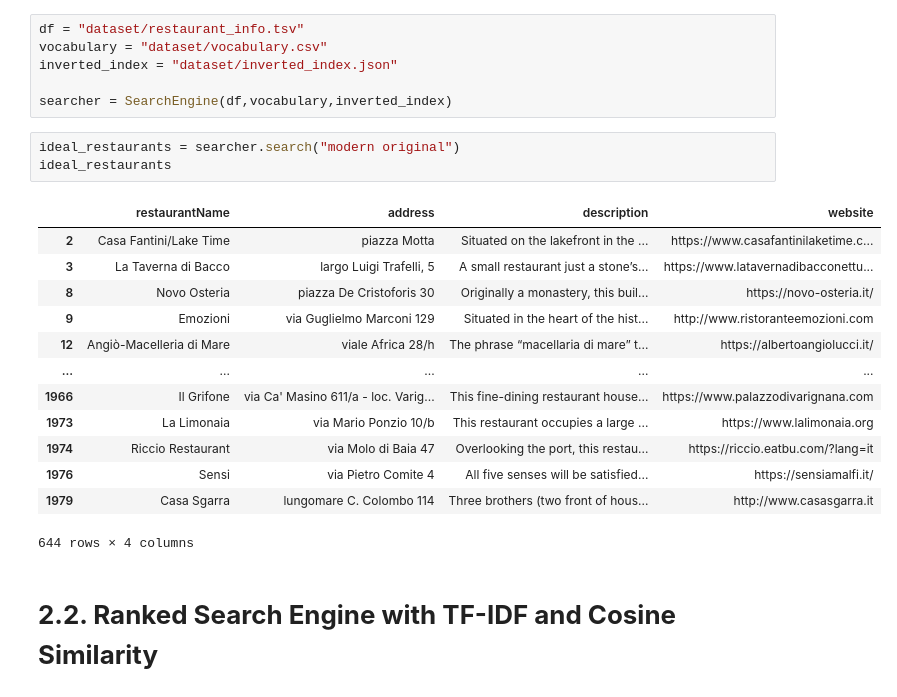
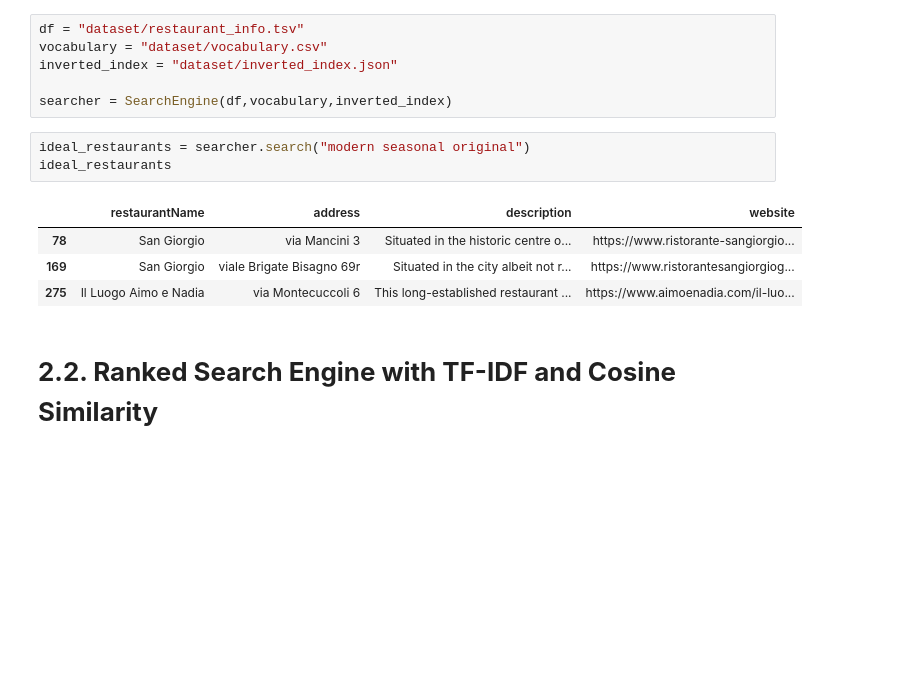
Before and after one commit to LinCannn/ADM-HW3, a Jupyter notebook: main.ipynb, the cells around one changed output. Drawn from its saved outputs; the diff is of its cells as text; blank space fills up the shorter version.

Commit message:
small changes to search

```diff
--- a/main.ipynb
+++ b/main.ipynb
@@ -233,22 +234,13 @@ inverted_index = "dataset/inverted_index.json"
 
 searcher = SearchEngine(df,vocabulary,inverted_index)
 # %%
-ideal_restaurants = searcher.search("modern original")
+ideal_restaurants = searcher.search("modern seasonal original")
 ideal_restaurants
 # %% [output]
 |  | restaurantName | address | description | website |
-| 2 | Casa Fantini/Lake Time | piazza Motta | Situated on the lakefront in the ... | https://www.casafantinilaketime.c... |
-| 3 | La Taverna di Bacco | largo Luigi Trafelli, 5 | A small restaurant just a stone’s... | https://www.latavernadibacconettu... |
-| 8 | Novo Osteria | piazza De Cristoforis 30 | Originally a monastery, this buil... | https://novo-osteria.it/ |
-| 9 | Emozioni | via Guglielmo Marconi 129 | Situated in the heart of the hist... | http://www.ristoranteemozioni.com |
-| 12 | Angiò-Macelleria di Mare | viale Africa 28/h | The phrase “macellaria di mare” t... | https://albertoangiolucci.it/ |
-| ... | ... | ... | ... | ... |
-| 1966 | Il Grifone | via Ca' Masino 611/a - loc. Varig... | This fine-dining restaurant house... | https://www.palazzodivarignana.com |
-| 1973 | La Limonaia | via Mario Ponzio 10/b | This restaurant occupies a large ... | https://www.lalimonaia.org |
-| 1974 | Riccio Restaurant | via Molo di Baia 47 | Overlooking the port, this restau... | https://riccio.eatbu.com/?lang=it |
-| 1976 | Sensi | via Pietro Comite 4 | All five senses will be satisfied... | https://sensiamalfi.it/ |
-| 1979 | Casa Sgarra | lungomare C. Colombo 114 | Three brothers (two front of hous... | http://www.casasgarra.it |
+| 78 | San Giorgio | via Mancini 3 | Situated in the historic centre o... | https://www.ristorante-sangiorgio... |
+| 169 | San Giorgio | viale Brigate Bisagno 69r | Situated in the city albeit not r... | https://www.ristorantesangiorgiog... |
+| 275 | Il Luogo Aimo e Nadia | via Montecuccoli 6 | This long-established restaurant ... | https://www.aimoenadia.com/il-luo... |
-644 rows × 4 columns
 # %% [markdown]
 # <strong> 2.2. Ranked Search Engine with TF-IDF and Cosine Similarity
 # %% [markdown]
```
Also changed, not shown: parts of 3 cells of this notebook, 1 other file.
